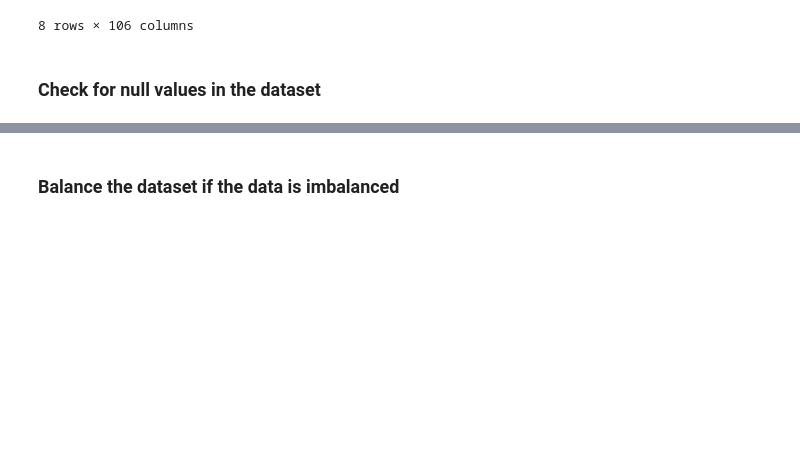
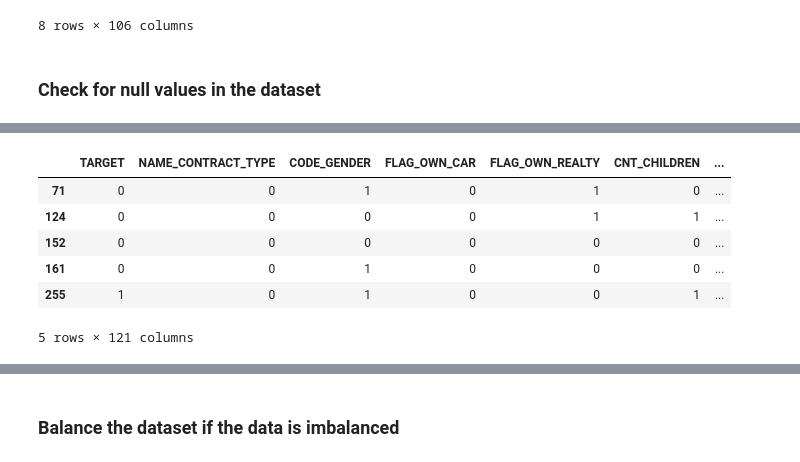
Before and after one commit to candy-hkuk/PGC-AIML, a Jupyter notebook: Course5/HomeLoanDataAnalysis_CH.ipynb, the cells around one changed output, grey strips where cells are left out. Cells and saved outputs as stored; diff of their text form; code cells hidden in the pictures; blank space fills up the shorter version.

```diff
--- a/Course5/HomeLoanDataAnalysis_CH.ipynb
+++ b/Course5/HomeLoanDataAnalysis_CH.ipynb
@@ -73 +137,13 @@ Length: 122, dtype: int64
+# %%
+# Encode all categorical columns
+loans[cat_columns] = loans[cat_columns].apply(lambda x: x.cat.codes)
+loans.head()
+# %% [output]
+|  | TARGET | NAME_CONTRACT_TYPE | CODE_GENDER | FLAG_OWN_CAR | FLAG_OWN_REALTY | CNT_CHILDREN | ... |
+| 71 | 0 | 0 | 1 | 0 | 1 | 0 | ... |
+| 124 | 0 | 0 | 0 | 0 | 1 | 1 | ... |
+| 152 | 0 | 0 | 0 | 0 | 0 | 0 | ... |
+| 161 | 0 | 0 | 1 | 0 | 0 | 0 | ... |
+| 255 | 1 | 0 | 1 | 0 | 0 | 1 | ... |
+5 rows × 121 columns
 # %% [markdown]
```
Also changed, not shown: parts of 46 cells of this notebook.
